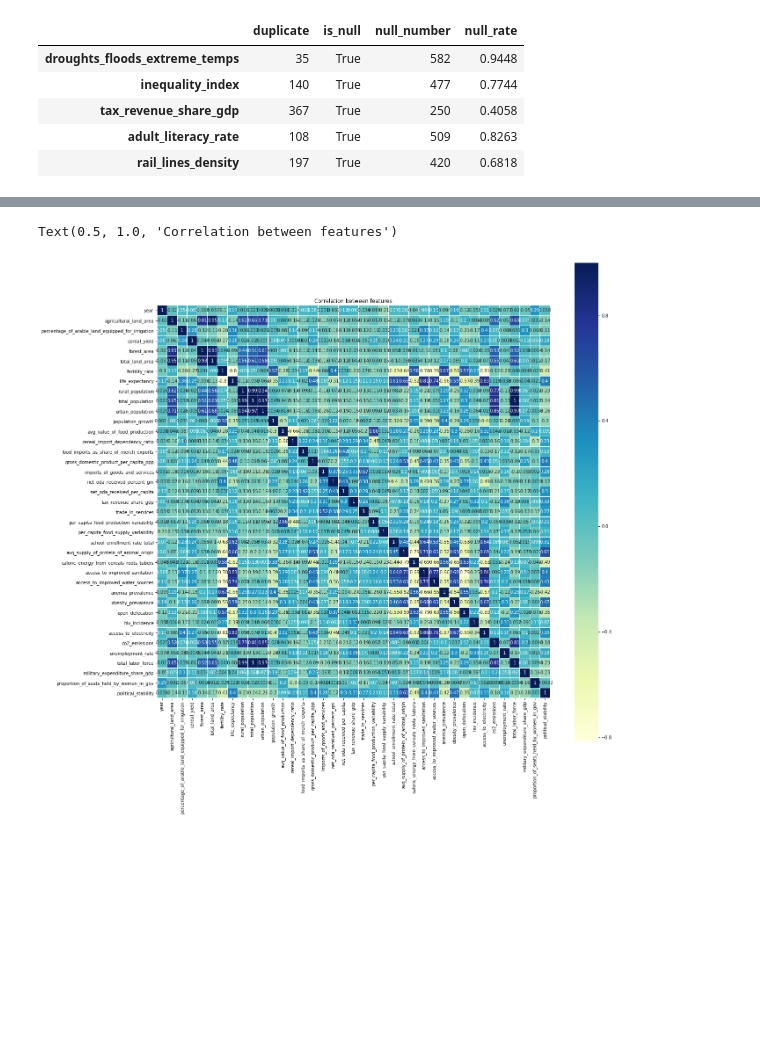
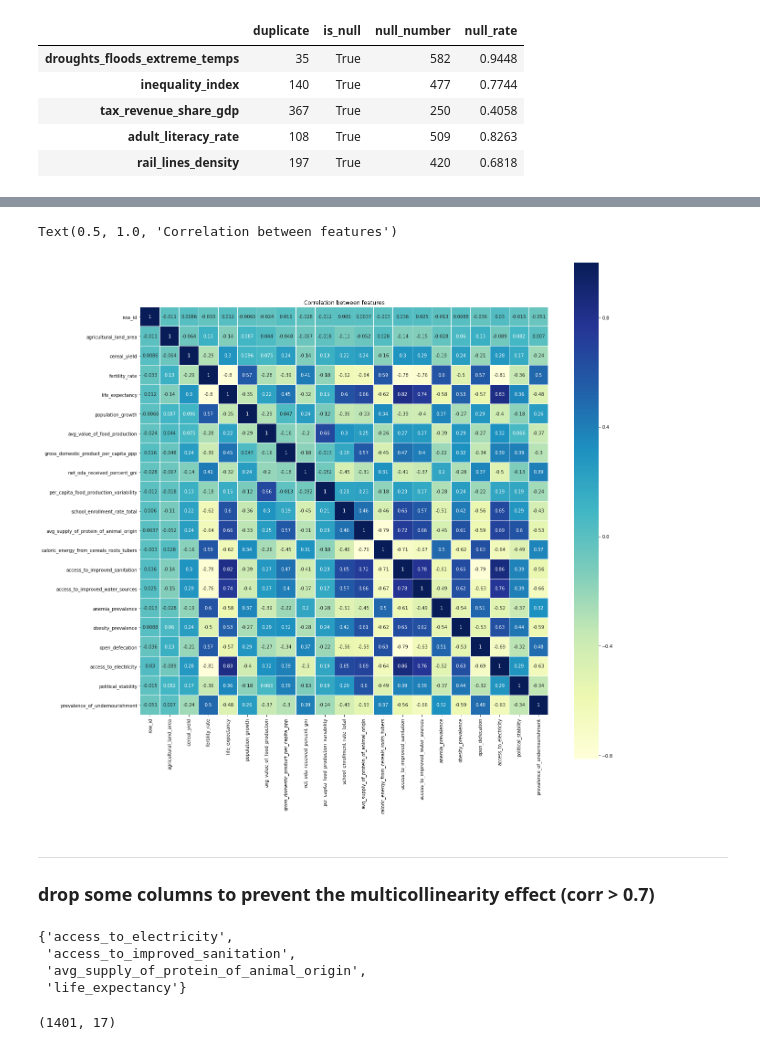
Before and after one commit to jackpork0702/Predicting-Chronic-Hunger, a Jupyter notebook: report/data_cleaning.ipynb, the cells around one changed output, grey strips where cells are left out. Drawn from its saved outputs; the diff is of its cells as text; code cells hidden in the pictures; blank space fills up the shorter version.

```diff
--- a/report/data_cleaning.ipynb
+++ b/report/data_cleaning.ipynb
@@ -58,0 +85,8 @@ df_new.shape
+# %%
+drop_list=[]
+for i in df_train_all.columns[2:]:
+    if abs(df_train_all['prevalence_of_undernourishment'].corr(df_train_all[i])) <0.2:
+        drop_list.append(i)
+
+df_train_all.drop(drop_list, axis = 1, inplace=True);
+df_train_all.shape
@@ -59,23 +98,22 @@ df_new.shape
 # %%
-def fill_ii(df):
-    df_new=df.iloc[:,2:]
-    df_filled_ii = pd.DataFrame(IterativeImputer().fit_transform(df_new.as_matrix()))
-    df_filled_ii.columns = df_new.columns
-    df_filled_ii.index = df_new.index
+# def fill_ii(df):
+#     df_new=df.iloc[:,2:]
+#     df_filled_ii = pd.DataFrame(IterativeImputer().fit_transform(df_new.as_matrix()))
+#     df_filled_ii.columns = df_new.columns
+#     df_filled_ii.index = df_new.index
 
-    return df_filled_ii
+#     return df_filled_ii
 
 
 def fill_knn(df):
-    df_new=df.iloc[:,2:]
-    df_filled_knn =pd.DataFrame(KNN(k=5).fit_transform(df_new.as_matrix()))
-    df_filled_knn.columns = df_new.columns
-    df_filled_knn.index = df_new.index
+    df_filled_knn =pd.DataFrame(KNN(k=5).fit_transform(df.as_matrix()))
+    df_filled_knn.columns = df.columns
+    df_filled_knn.index = df.index
 
     return df_filled_knn
 # %%
 # use KNN method to filled the null values
 
-df_filled_knn = fill_knn(df_train_x)
-df_filled_knn['country_code'] = df_train_x['country_code']
+df_filled_knn = fill_knn(df_train_all)
+df_filled_knn.shape
 # %% [output]
@@ -96,0 +144,3 @@ Imputing row 1401/1401 with 0 missing, elapsed time: 0.692
+# %%
+corr_table = df_filled_knn.corr()
+corr_table
@@ -97,11 +166,51 @@ Imputing row 1401/1401 with 0 missing, elapsed time: 0.692
 # %%
+# Correlation between features
+
 fig = plt.figure()
 fig.set_figheight(20)
 fig.set_figwidth(20)
 
-g=sns.heatmap(df_filled_knn.corr(), vmax=1, linewidths=0.01,
+g=sns.heatmap(corr_table, vmax=1, linewidths=0.01,
             square=True,annot=True,cmap='YlGnBu',linecolor="white")
 plt.title('Correlation between features')
 # %% [output]
 Text(0.5, 1.0, 'Correlation between features')
-[figure, old version]
+[figure, new version]
+# %% [markdown]
+---
+### drop some columns to prevent the multicollinearity effect (corr > 0.7)
+# %%
+# choose the columns which have high correlation between,
+# then pick the low correlations between target.
+
+left_col = list(corr_table.index)
+drop_list = []
+
+for row in left_col:
+    for col in  left_col:
+        if corr_table[row][col] > 0.7:
+            drop_list.append([row, col])
+
+drop_col = []
+for pair_list in drop_list:
+    if pair_list[0] == pair_list[1]:     # skip diagonal, because it always be 1
+        pass
+    else:
+        corr_A = corr_table['prevalence_of_undernourishment'][pair_list[0]]
+        corr_B = corr_table['prevalence_of_undernourishment'][pair_list[1]]
+        if corr_A > corr_B: drop_col.append(pair_list[0])
+        else: drop_col.append(pair_list[1])
+
+set(drop_col)
+# %% [output]
+{'access_to_electricity',
+ 'access_to_improved_sanitation',
+ 'avg_supply_of_protein_of_animal_origin',
+ 'life_expectancy'}
+# %%
+# drop the columns above
+
+df_filled_knn = df_filled_knn.drop(columns=set(drop_col))
+df_filled_knn.shape
+# %% [output]
+(1401, 17)
```
Also changed, not shown: parts of 29 cells of this notebook, 5 other files.
